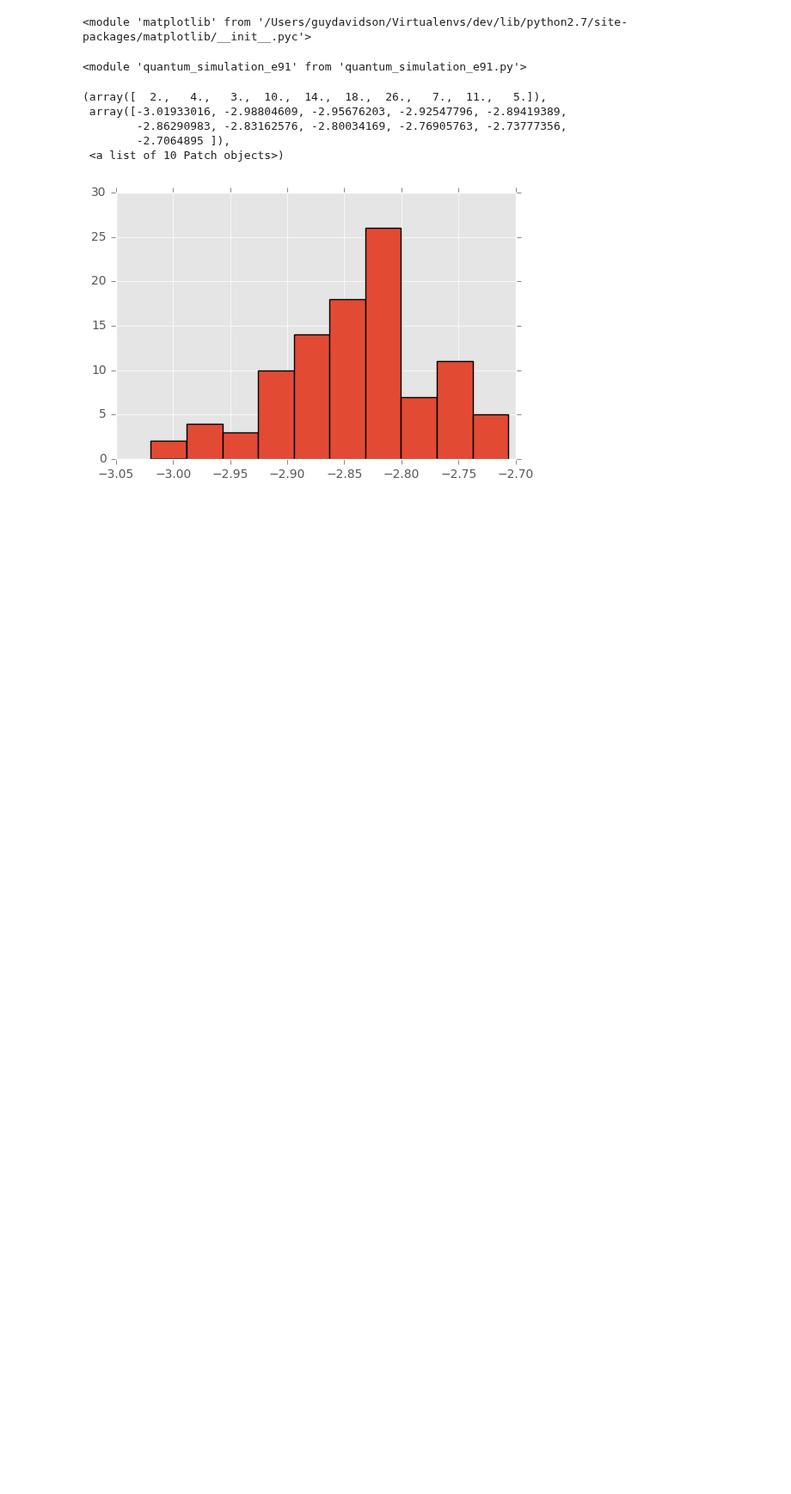
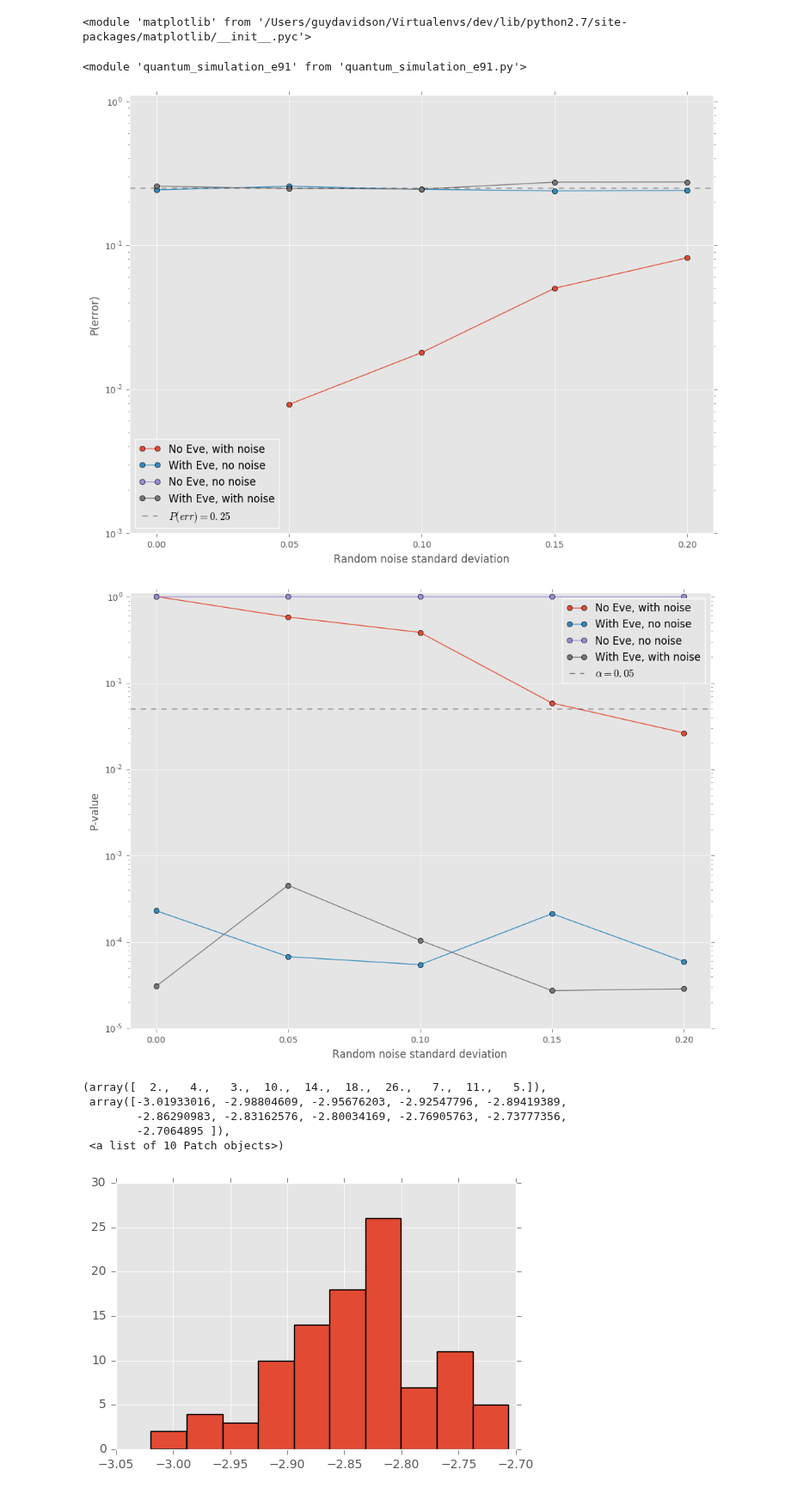
Before and after one commit to guydav/minerva, a Jupyter notebook: stuff/qm_final_notebook.ipynb, the cells around one changed output. Shown at 86% size. Cells and saved outputs as stored; diff of their text form; code cells hidden in the pictures; blank space fills up the shorter version.

```diff
--- a/stuff/qm_final_notebook.ipynb
+++ b/stuff/qm_final_notebook.ipynb
@@ -13,6 +17,63 @@ import quantum_simulation_e91 as e91
 reload(e91)
 # %% [output]
 <module 'quantum_simulation_e91' from 'quantum_simulation_e91.py'>
+# %%
+ERROR_SIGMA_VALUES = (0.00, 0.05, 0.10, 0.15, 0.20)
+SAMPLE_SIZE = 256
+TRIALS = 20
+
+NO_EVE_NO_NOISE = (False, False)
+YES_EVE_NO_NOISE = (True, False)
+NO_EVE_YES_NOISE = (False, True)
+YES_EVE_YES_NOISE = (True, True)
+
+P_ERROR = 'P(error)'
+P_VALUE = 'P-value'
+
+results = defaultdict(lambda: defaultdict(dict))
+for sigma in ERROR_SIGMA_VALUES:
+    configurations = {NO_EVE_NO_NOISE: (SAMPLE_SIZE, False, bb84.ZERO_NOISE_LAMBDA),
+                      YES_EVE_NO_NOISE: (SAMPLE_SIZE, True, bb84.ZERO_NOISE_LAMBDA),
+                      NO_EVE_YES_NOISE: (SAMPLE_SIZE, False, bb84.generate_gaussian_noise(sigma=sigma)),
+                      YES_EVE_YES_NOISE: (SAMPLE_SIZE, True, bb84.generate_gaussian_noise(sigma=sigma))
+                      }
+    for key in configurations:
+        current = [bb84.simulate_bb84(*configurations[key]) for _ in range(TRIALS)]
+        avg_p_err, avg_t, avg_p_value = np.average(current, 0)
+        results[key][sigma][P_ERROR] = avg_p_err
+        results[key][sigma][P_VALUE] = avg_p_value
+
+
+KEY_PARAMETERS = {NO_EVE_NO_NOISE: {'label': 'No Eve, no noise'},
+                  YES_EVE_NO_NOISE: {'label': 'With Eve, no noise'},
+                  NO_EVE_YES_NOISE: {'label': 'No Eve, with noise'},
+                  YES_EVE_YES_NOISE: {'label': 'With Eve, with noise'}
+                 }
+
+for metric in (P_ERROR, P_VALUE):
+    plt.figure(figsize=(12, 9), dpi=1000)
+    plt.xlabel('Random noise standard deviation')
+    plt.ylabel(metric)
+
+    for key in KEY_PARAMETERS:
+        plt.semilogy(ERROR_SIGMA_VALUES,
+                     [results[key][sigma][metric] for sigma in ERROR_SIGMA_VALUES],
+                     label=KEY_PARAMETERS[key]['label'], marker='o')
+
+    if metric == P_VALUE:
+        plt.axhline(y=0.05, label=r'$\alpha = 0.05$', color='black', alpha=0.5, ls='--')
+
+    else:  # metric == P_ERROR
+        plt.axhline(y=0.25, label=r'$P(err) = 0.25$', color='black', alpha=0.5, ls='--')
+
+    y_min, y_max = plt.ylim()
+    plt.xlim(-0.01, 0.21)
+    plt.ylim(y_min, y_max + 0.1)
+    plt.legend(loc='best')
+    plt.show()
+# %% [output]
+[figure, added]
+[figure, added]
 # %%
 results = [e91.e91() for _ in range(10 ** 2)]
 plt.hist(results)
```
Also changed, not shown: parts of 6 cells of this notebook, 2 other files.
